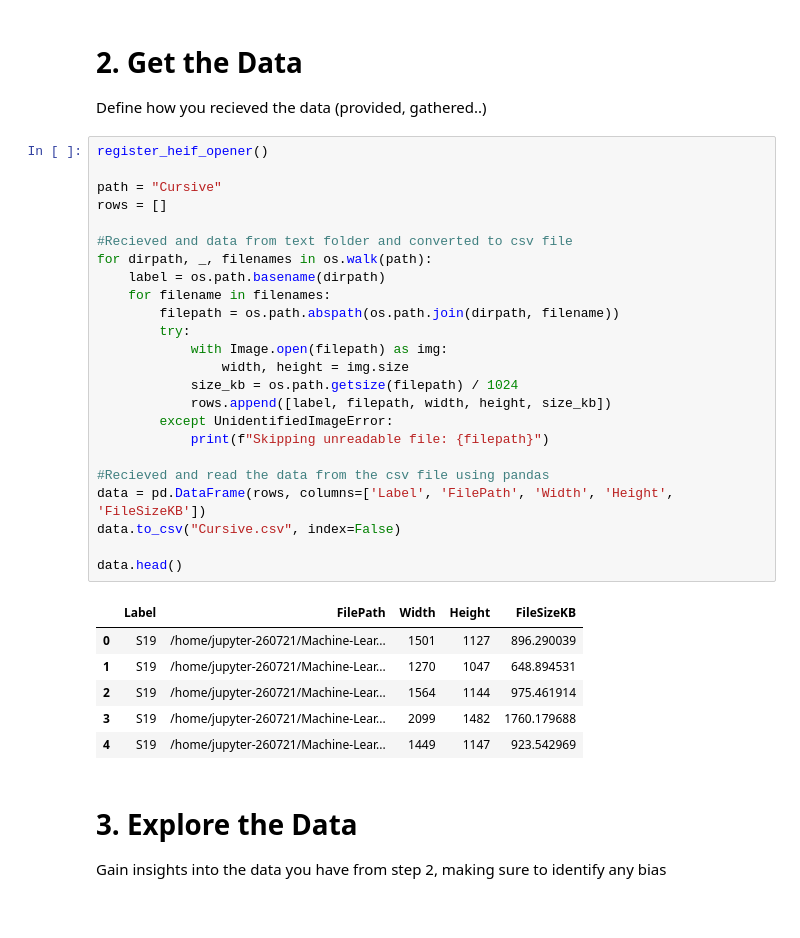
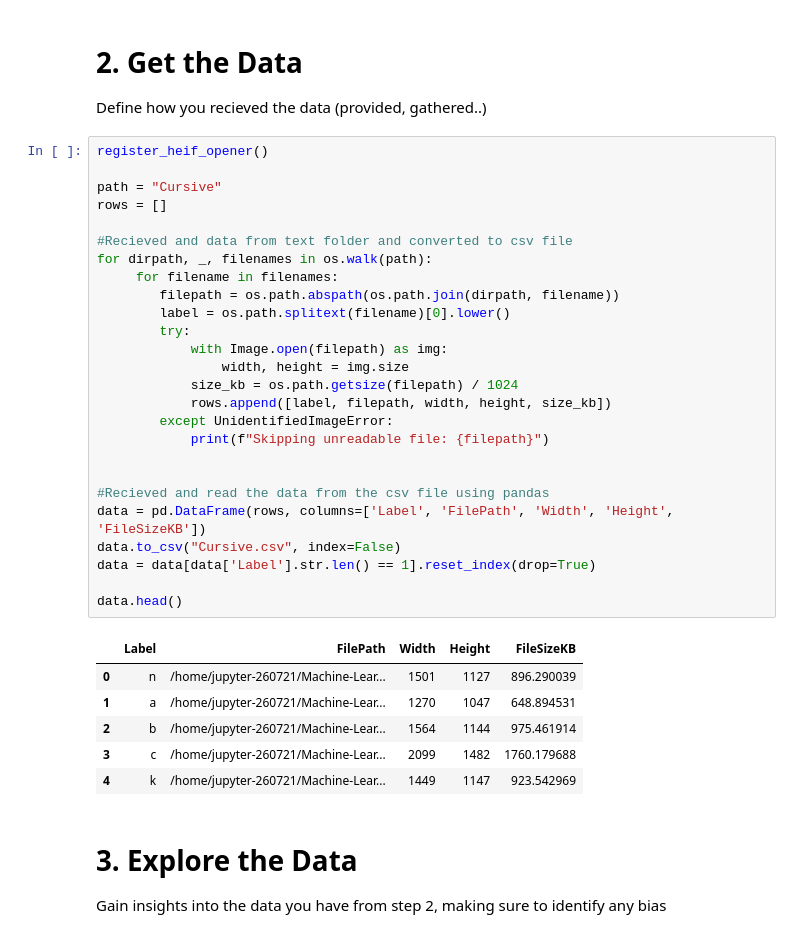
Before and after one commit to AnaySharma01/Machine-Learning-AI-Class, a Jupyter notebook: Project_5/Project_5.ipynb, the cells around one changed output. Saved outputs shown, nothing was run; the diff lists cells and outputs as text.

```diff
--- a/Project_5/Project_5.ipynb
+++ b/Project_5/Project_5.ipynb
@@ -37,34 +38,36 @@ Define how you recieved the data (provided, gathered..)
 # %%
 register_heif_opener()
 
 path = "Cursive"
 rows = []
 
 #Recieved and data from text folder and converted to csv file
 for dirpath, _, filenames in os.walk(path):
-    label = os.path.basename(dirpath)
-    for filename in filenames:
+     for filename in filenames:
         filepath = os.path.abspath(os.path.join(dirpath, filename))
+        label = os.path.splitext(filename)[0].lower()
         try:
             with Image.open(filepath) as img:
                 width, height = img.size
             size_kb = os.path.getsize(filepath) / 1024
             rows.append([label, filepath, width, height, size_kb])
         except UnidentifiedImageError:
             print(f"Skipping unreadable file: {filepath}")
 
+
 #Recieved and read the data from the csv file using pandas
 data = pd.DataFrame(rows, columns=['Label', 'FilePath', 'Width', 'Height', 'FileSizeKB'])
 data.to_csv("Cursive.csv", index=False)
+data = data[data['Label'].str.len() == 1].reset_index(drop=True)
 
 data.head()
 # %% [output]
 |  | Label | FilePath | Width | Height | FileSizeKB |
-| 0 | S19 | /home/jupyter-260721/Machine-Lear... | 1501 | 1127 | 896.290039 |
-| 1 | S19 | /home/jupyter-260721/Machine-Lear... | 1270 | 1047 | 648.894531 |
-| 2 | S19 | /home/jupyter-260721/Machine-Lear... | 1564 | 1144 | 975.461914 |
-| 3 | S19 | /home/jupyter-260721/Machine-Lear... | 2099 | 1482 | 1760.179688 |
-| 4 | S19 | /home/jupyter-260721/Machine-Lear... | 1449 | 1147 | 923.542969 |
+| 0 | n | /home/jupyter-260721/Machine-Lear... | 1501 | 1127 | 896.290039 |
+| 1 | a | /home/jupyter-260721/Machine-Lear... | 1270 | 1047 | 648.894531 |
+| 2 | b | /home/jupyter-260721/Machine-Lear... | 1564 | 1144 | 975.461914 |
+| 3 | c | /home/jupyter-260721/Machine-Lear... | 2099 | 1482 | 1760.179688 |
+| 4 | k | /home/jupyter-260721/Machine-Lear... | 1449 | 1147 | 923.542969 |
 # %% [markdown]
 # 3. Explore the Data
 Gain insights into the data you have from step 2, making sure to identify any bias
```
Also changed, not shown: parts of 11 cells of this notebook, 6 other files.
